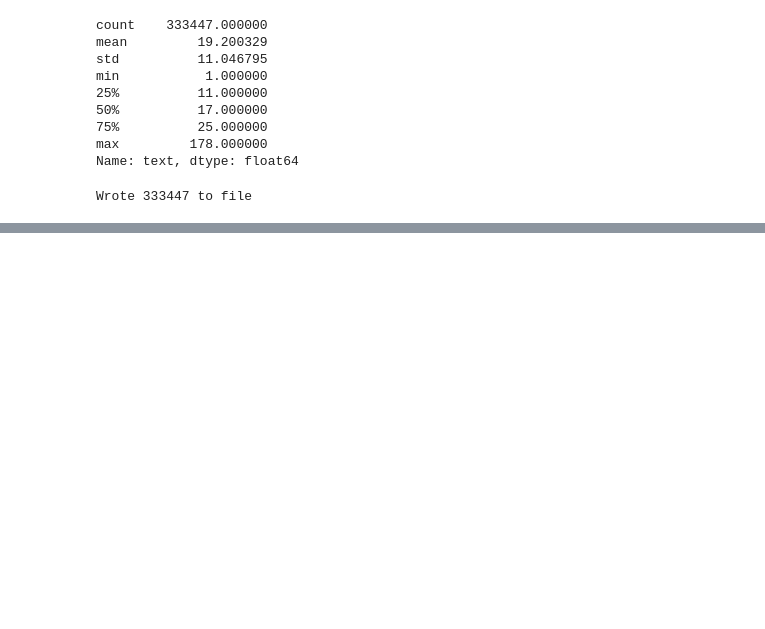
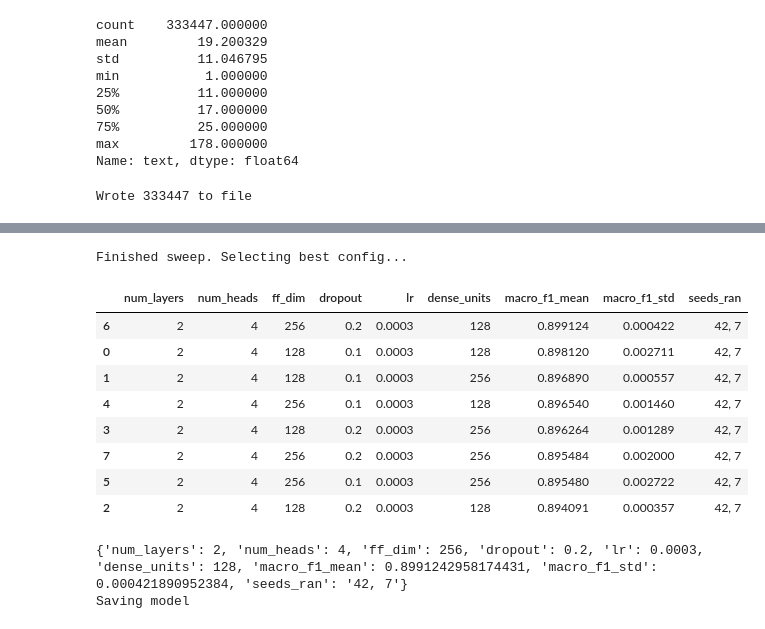
Before and after one commit to DSkilton/deep_learning_ica1, a Jupyter notebook: main.ipynb, the cells around one changed output, grey strips where cells are left out. Saved outputs shown, nothing was run; the diff lists cells and outputs as text; code cells hidden in the pictures; blank space fills up the shorter version.

```diff
--- a/main.ipynb
+++ b/main.ipynb
@@ -248,9 +283,9 @@ def encode_texts(sp, texts):
 # %%
 ### BPE Generate data
 
-Xb_train, att_b_mask_train = encode_texts(sp_bpe, X_train_clean.tolist())
-Xb_val, att_b_mask_val = encode_texts(sp_bpe, X_val_clean.tolist())
-Xb_test, att_b_mask_test = encode_texts(sp_bpe, X_test_clean.tolist())
+Xb_train, att_b_mask_train = encode_for_transformer(sp_bpe, X_train_clean.tolist())
+Xb_val, att_b_mask_val = encode_for_transformer(sp_bpe, X_val_clean.tolist())
+Xb_test, att_b_mask_test = encode_for_transformer(sp_bpe, X_test_clean.tolist())
 
 print(f"BPE train shape: {Xb_train.shape, att_b_mask_train.shape}")
 print(f"BPE val shape: {Xb_val.shape, att_b_mask_val.shape}")
@@ -307,0 +440,6 @@ print(f"Number of classes: {num_classes}")
+# %%
+y_pred_probs = bigru_model.predict(uni_rnn_test)
+y_pred = np.argmax(y_pred_probs, axis=1)
+
+print(classification_report(y_test, y_pred, digits=4))
+print(confusion_matrix(y_test, y_pred))
@@ -366,7 +525,7 @@ if os.path.exists(DONE_PATH):
         for line in f:
             if line.strip():
                 row = json.loads(line)
-                done.add((row["run_log_dir"], row["seed"]))
+                done.add(row["run_log_dir"])
 
 results = []
 
@@ -380,7 +539,7 @@ for values in itertools.product(*[sweep[k] for k in keys]):
     for seed in SEEDS:
         run_log_dir = f"{log_dir}/layers{config['num_layers']}_heads{config['num_heads']}_ff{config['ff_dim']}_drop{config['dropout']}_lr{config['lr']}_dense{config['dense_units']}_seed{seed}"
 
-        if (run_log_dir, seed) in done and os.path.exists(f"{run_log_dir}/best.keras"):
+        if run_log_dir in done and os.path.exists(f"{run_log_dir}/best.keras"):
             continue
 
         set_all_seeds(seed)
@@ -405,8 +564,8 @@ for values in itertools.product(*[sweep[k] for k in keys]):
         f1s_used.append(seed)
 
         with open(DONE_PATH, "a", encoding="utf-8") as f:
-            f.write(json.dumps({"run_log_dir": run_log_dir, "seed": seed}) + "\n")
-        done.add((run_log_dir, seed))
+            f.write(json.dumps({"run_log_dir": run_log_dir}) + "\n")
+            done.add(run_log_dir)
 
     if len(f1s) == 0:
         continue
@@ -424,7 +583,7 @@ for values in itertools.product(*[sweep[k] for k in keys]):
     header = not os.path.exists(RESULTS_PATH)
     results_df_partial.to_csv(RESULTS_PATH, mode="a", header=header, index=False)
 
-print("Finished training best model. Now evaluating on test set...")
+print("Finished sweep. Selecting best config...")
 
 if os.path.exists(RESULTS_PATH):
     results_df = pd.read_csv(RESULTS_PATH)
@@ -433,3 +592,4 @@ else:
     results_df = pd.DataFrame(results).sort_values(by=["macro_f1_mean", "macro_f1_std"], ascending=[False, True])
 
 results_df.head(10)
+# %% [output]
@@ -436,3 +613,13 @@ results_df.head(10)
+Finished sweep. Selecting best config...
+|  | num_layers | num_heads | ff_dim | dropout | lr | dense_units | macro_f1_mean | macro_f1_std | seeds_ran |
+| 6 | 2 | 4 | 256 | 0.2 | 0.0003 | 128 | 0.899124 | 0.000422 | 42, 7 |
+| 0 | 2 | 4 | 128 | 0.1 | 0.0003 | 128 | 0.898120 | 0.002711 | 42, 7 |
+| 1 | 2 | 4 | 128 | 0.1 | 0.0003 | 256 | 0.896890 | 0.000557 | 42, 7 |
+| 4 | 2 | 4 | 256 | 0.1 | 0.0003 | 128 | 0.896540 | 0.001460 | 42, 7 |
+| 3 | 2 | 4 | 128 | 0.2 | 0.0003 | 256 | 0.896264 | 0.001289 | 42, 7 |
+| 7 | 2 | 4 | 256 | 0.2 | 0.0003 | 256 | 0.895484 | 0.002000 | 42, 7 |
+| 5 | 2 | 4 | 256 | 0.1 | 0.0003 | 256 | 0.895480 | 0.002722 | 42, 7 |
+| 2 | 2 | 4 | 128 | 0.2 | 0.0003 | 128 | 0.894091 | 0.000357 | 42, 7 |
 # %%
 ### BPE Train 🥳🥳🥳
 # bpe_model = build_transformer_classifier(vocab_size=bpe_vocab_size, num_classes=num_classes, max_len=TOKEN_LENGTH)
@@ -463,11 +650,13 @@ bpe_model, history, _ = train_one_config(
     dropout=float(best["dropout"]),
     lr=float(best["lr"]),
     dense_units=int(best["dense_units"]),
-    run_log_dir=f"{log_dir}/"
-)
+    run_log_dir=f"{log_dir}/best_run_seed{seed}")
 
 print("Saving model")
 bpe_model.save("emotion_transformer.keras")
+# %% [output]
+{'num_layers': 2, 'num_heads': 4, 'ff_dim': 256, 'dropout': 0.2, 'lr': 0.0003, 'dense_units': 128, 'macro_f1_mean': 0.8991242958174431, 'macro_f1_std': 0.000421890952384, 'seeds_ran': '42, 7'}
+Saving model
 # %%
 # Predict
 y_pred_probs = bpe_model.predict(bpe_test_data)
```
Also changed, not shown: parts of 18 cells of this notebook, 9 other files.
